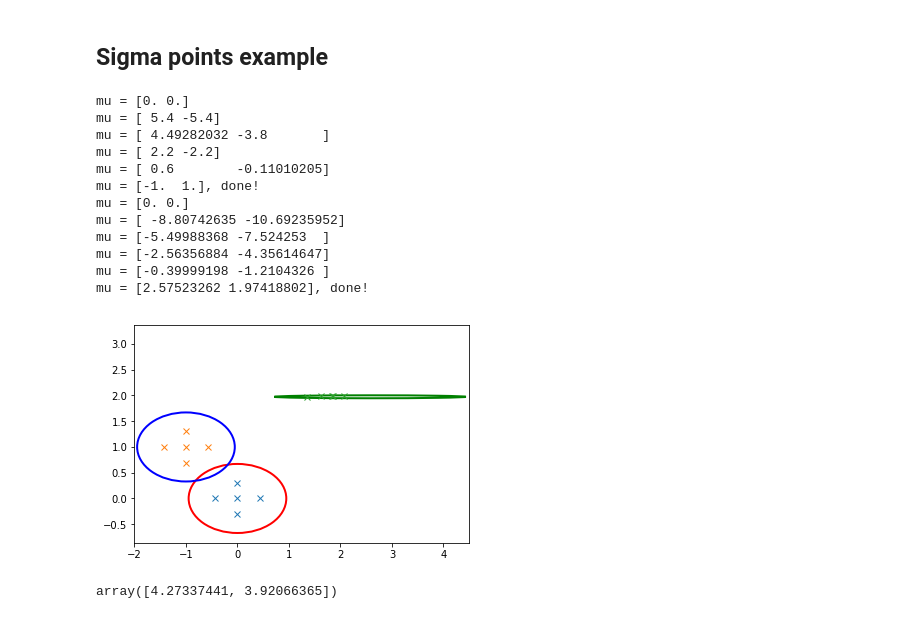
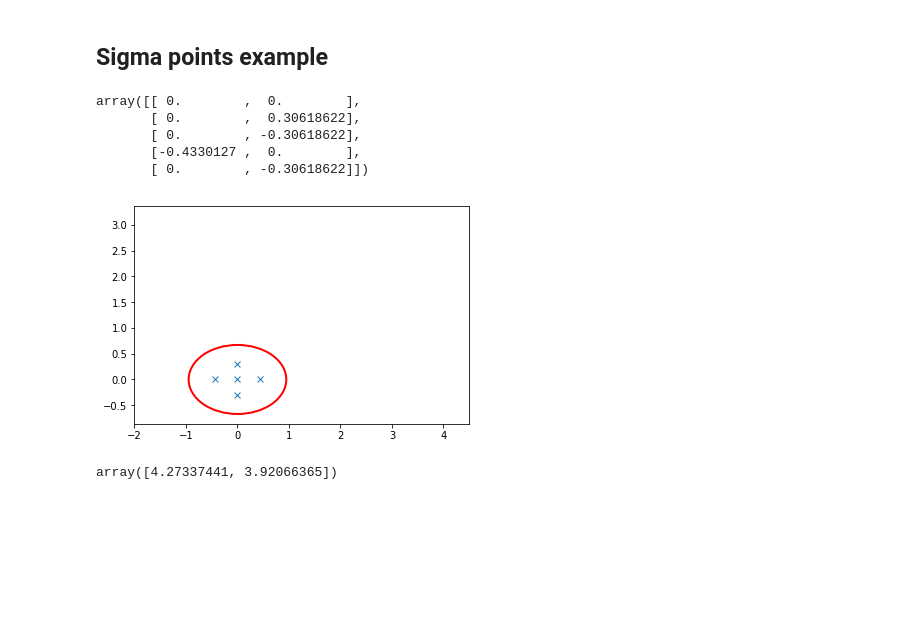
Before and after one commit to chenchen2015/SLAM, a Jupyter notebook: Python/UKF_SLAM.ipynb, the cells around one changed output. Cells and saved outputs as stored; diff of their text form; code cells hidden in the pictures; blank space fills up the shorter version.

Commit message:
UKF: corrected initial sigma point generation

```diff
--- a/Python/UKF_SLAM.ipynb
+++ b/Python/UKF_SLAM.ipynb
@@ -64,7 +63,6 @@ class SigmaPoints():
         self.covar = np.array(self.mu)
         # update mean and covariance
         for i in range(self.n_sigma_points):
-            print(f'mu = {self.mu}')
             self.mu += self.wm[i] * self.sigma_pts[i, :]
         print(f'mu = {self.mu}, done!')
         for i in range(self.n_dim):
@@ -84,15 +82,16 @@ class SigmaPoints():
         self.wm[0] = self.lmda / (self.n_dim + self.lmda)
         self.wc[0] = self.wm[0] + 1 - self.alpha**2 + self.beta
         # Compute Sigma points
-        for i in range(self.n_dim):
-            rhs = np.sqrt( (self.n_dim + self.lmda) * covar)
-            #if i > 0: rhs[i-1] = -rhs[i-1]
+        rhs = np.sqrt( (self.n_dim + self.lmda) * covar)
+        w = 1 / (2 * (self.n_dim + self.lmda))
+        for i in range(1, self.n_sigma_points):
             # Sigma points
-            self.sigma_pts[2*i+1, :] = mu + rhs[i, :]
-            self.sigma_pts[2*i+2, :] = mu - rhs[i, :]
+            if i <= self.n_dim:
+                self.sigma_pts[i, :] = mu + rhs[i-1, :]
+            else:
+                self.sigma_pts[i, :] = mu - rhs[i-1-self.n_dim, :]
             # weight for mean
-            w = 1 / (2 * (self.n_dim + self.lmda))
-            self.wm[2*i+1] = self.wm[2*i+2] = self.wc[2*i+1] = self.wc[2*i+2] = w
+            self.wm[i] = self.wc[i] = w
 
     @classmethod
     def get_bounding_ellipse(self, line_width=2, color='r'):
@@ -107,53 +106,49 @@ class SigmaPoints():
     def transform(self, fun):
         self.sigma_pts = np.apply_along_axis(fun, 1, self.sigma_pts)
         self.__update_stats__()
+# %%
+sp.sigma_pts
+# %% [output]
+array([[ 0.        ,  0.        ],
+       [ 0.        ,  0.30618622],
+       [ 0.        , -0.30618622],
+       [-0.4330127 ,  0.        ],
+       [ 0.        , -0.30618622]])
 # %%
 sp = SigmaPoints(2)
 sp.from_mu_covar([0,0], np.diag([0.6, 0.3]))
 he = sp.get_bounding_ellipse()
 
 # visualize
 fig, ax = plt.subplots()
 ax.add_artist(he)
 plt.plot(sp.sigma_pts[:, 0], sp.sigma_pts[:, 1], 'x')
 
 # transform
 def tf1(x): return x + [-1, 1]
 def tf2(x): return np.array(
     [
         3 + x[0] + np.sin(2 * x[0]) + np.cos(x[1]),
         1 + np.cos(0.2 * x[1])
     ]
 )
 
-sp.transform(tf1)
-he1 = sp.get_bounding_ellipse(color='b')
-plt.plot(sp.sigma_pts[:, 0], sp.sigma_pts[:, 1], 'x')
-ax.add_artist(he1)
+# sp.transform(tf1)
+# he1 = sp.get_bounding_ellipse(color='b')
+# plt.plot(sp.sigma_pts[:, 0], sp.sigma_pts[:, 1], 'x')
+# ax.add_artist(he1)
 
-sp.transform(tf2)
-he2 = sp.get_bounding_ellipse(color='g')
-plt.plot(sp.sigma_pts[:, 0], sp.sigma_pts[:, 1], 'x')
-ax.add_artist(he2)
+# sp.transform(tf2)
+# he2 = sp.get_bounding_ellipse(color='g')
+# plt.plot(sp.sigma_pts[:, 0], sp.sigma_pts[:, 1], 'x')
+# ax.add_artist(he2)
 
 plt.axis('equal');
 
 plt.xlim([-2, 4.5])
 plt.ylim([-2, 4.5]);
 # %% [output]
-mu = [0. 0.]
-mu = [ 5.4 -5.4]
-mu = [ 4.49282032 -3.8       ]
-mu = [ 2.2 -2.2]
-mu = [ 0.6        -0.11010205]
-mu = [-1.  1.], done!
-mu = [0. 0.]
-mu = [ -8.80742635 -10.69235952]
-mu = [-5.49988368 -7.524253  ]
-mu = [-2.56356884 -4.35614647]
-mu = [-0.39999198 -1.2104326 ]
-mu = [2.57523262 1.97418802], done!
-[figure, old version]
+[figure, new version]
 # %%
 sp.sigma_pts[1, :] * sp.sigma_pts[1, :]
 # %% [output]
```
Also changed, not shown: parts of 1 cell of this notebook.
